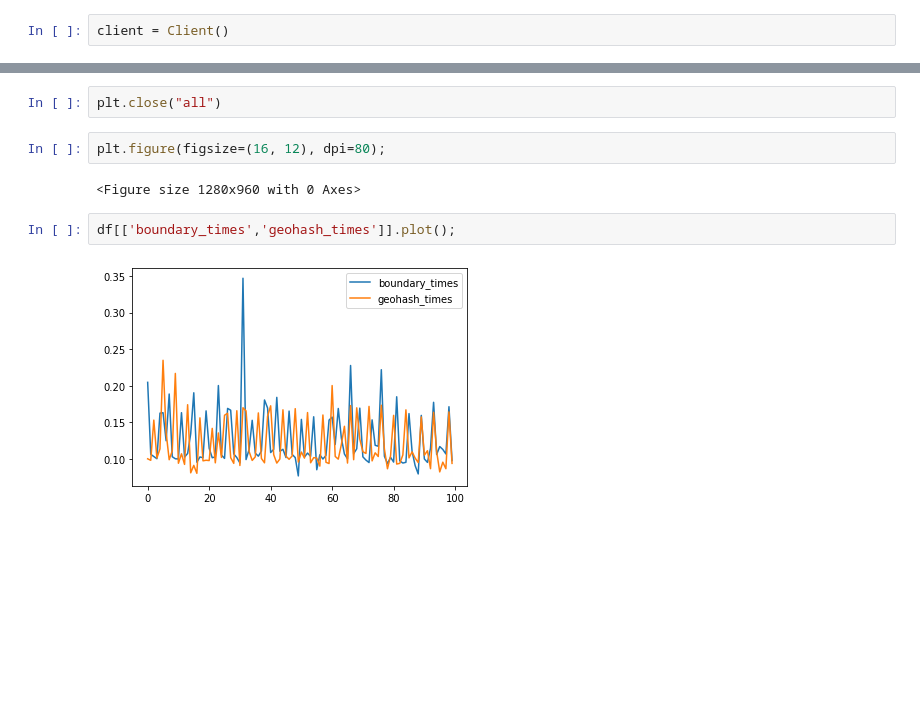
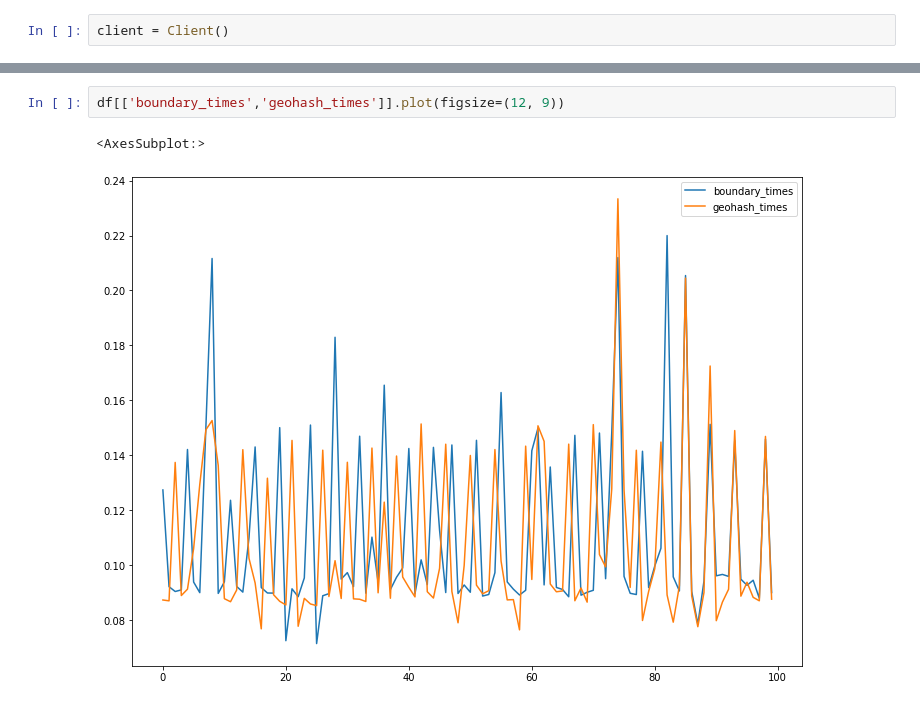
Before and after one commit to abradner/datasetter, a Jupyter notebook: Benchmark.ipynb, the cells around one changed output, grey strips where cells are left out. Drawn from its saved outputs; the diff is of its cells as text; blank space fills up the shorter version.

Commit message:
Improving plots

```diff
--- a/Benchmark.ipynb
+++ b/Benchmark.ipynb
@@ -43,12 +43,7 @@ df
 100 rows × 6 columns
-# %%
-plt.close("all")
-# %%
-plt.figure(figsize=(16, 12), dpi=80);
-# %% [output]
-<Figure size 1280x960 with 0 Axes>
 # %%
-df[['boundary_times','geohash_times']].plot();
+df[['boundary_times','geohash_times']].plot(figsize=(12, 9))
 # %% [output]
+<AxesSubplot:>
-[figure, old version]
+[figure, new version]
 # %%
```
Also changed, not shown: parts of 4 cells of this notebook.
